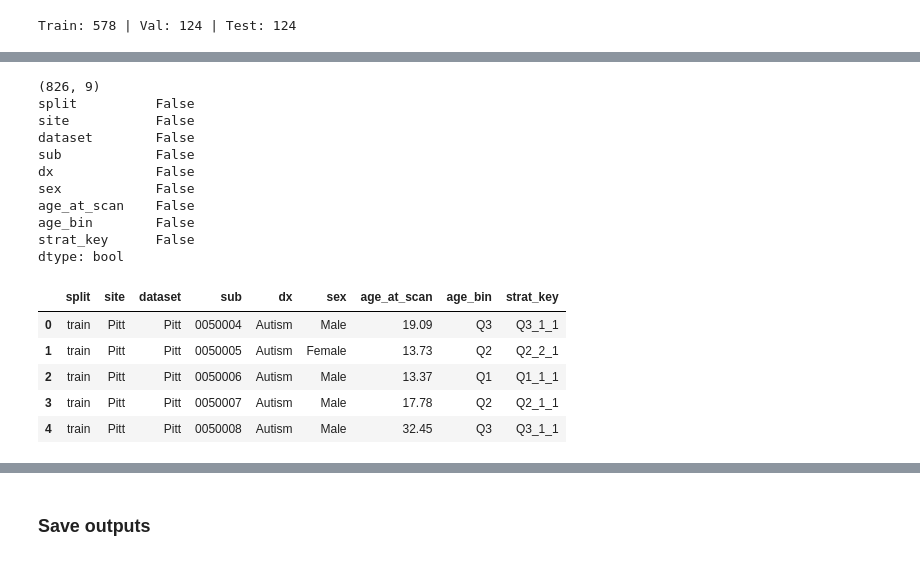
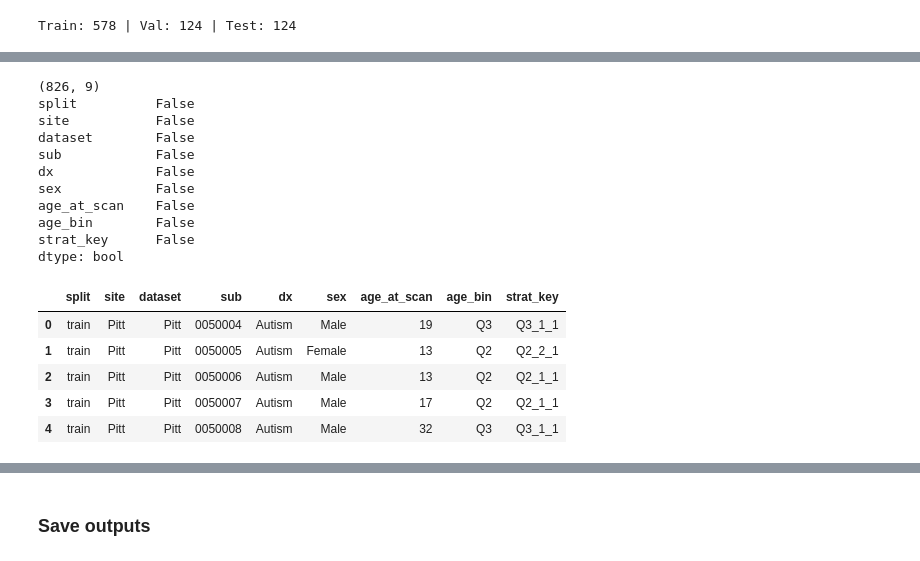
Before and after one commit to MedARC-AI/fmri-fm-eval, a Jupyter notebook: datasets/ABIDE/notebooks/abide_curation.ipynb, the cells around one changed output, grey strips where cells are left out. Saved outputs shown, nothing was run; the diff lists cells and outputs as text; code cells hidden in the pictures.

```diff
--- a/datasets/ABIDE/notebooks/abide_curation.ipynb
+++ b/datasets/ABIDE/notebooks/abide_curation.ipynb
@@ -481,38 +481,38 @@ combined_df.head()
 combined_df_std = combined_df.copy()
 combined_df_std["sex"] = combined_df_std["SEX"].map({1: "Male", 2: "Female"})
 combined_df_std["dx"] = combined_df_std["DX_GROUP"].map({1: "Autism", 2: "Control"})
-combined_df_std["age_at_scan"] = combined_df_std["AGE_AT_SCAN"]
+combined_df_std["age_at_scan"] = combined_df_std["AGE_AT_SCAN"].astype(int)
 
 combined_df_std["split"] = pd.Categorical(
     combined_df_std["Set"].str.lower(), categories=["train", "validation", "test"], ordered=True
 )
 
 site_df = bids_include_df.loc[:, ["sub", "site", "dataset"]].drop_duplicates(inplace=False)
 combined_df_std = combined_df_std.merge(site_df, on="sub", how="left")
 
 combined_df_std = combined_df_std.loc[
     :, ["split", "site", "dataset", "sub", "dx", "sex", "age_at_scan", "age_bin", "strat_key"]
 ]
 combined_df_std = combined_df_std.sort_values(["split", "sub"]).reset_index(drop=True)
 print(combined_df_std.shape)
 print(combined_df_std.isna().any())
 combined_df_std.head()
 # %% [output]
 (826, 9)
 split          False
 site           False
 dataset        False
 sub            False
 dx             False
 sex            False
 age_at_scan    False
 age_bin        False
 strat_key      False
 dtype: bool
 |  | split | site | dataset | sub | dx | sex | age_at_scan | age_bin | strat_key |
-| 0 | train | Pitt | Pitt | 0050004 | Autism | Male | 19.09 | Q3 | Q3_1_1 |
-| 1 | train | Pitt | Pitt | 0050005 | Autism | Female | 13.73 | Q2 | Q2_2_1 |
-| 2 | train | Pitt | Pitt | 0050006 | Autism | Male | 13.37 | Q1 | Q1_1_1 |
-| 3 | train | Pitt | Pitt | 0050007 | Autism | Male | 17.78 | Q2 | Q2_1_1 |
-| 4 | train | Pitt | Pitt | 0050008 | Autism | Male | 32.45 | Q3 | Q3_1_1 |
+| 0 | train | Pitt | Pitt | 0050004 | Autism | Male | 19 | Q3 | Q3_1_1 |
+| 1 | train | Pitt | Pitt | 0050005 | Autism | Female | 13 | Q2 | Q2_2_1 |
+| 2 | train | Pitt | Pitt | 0050006 | Autism | Male | 13 | Q2 | Q2_1_1 |
+| 3 | train | Pitt | Pitt | 0050007 | Autism | Male | 17 | Q2 | Q2_1_1 |
+| 4 | train | Pitt | Pitt | 0050008 | Autism | Male | 32 | Q3 | Q3_1_1 |
 # %%
```
Also changed, not shown: parts of 7 cells of this notebook, 12 other files.
